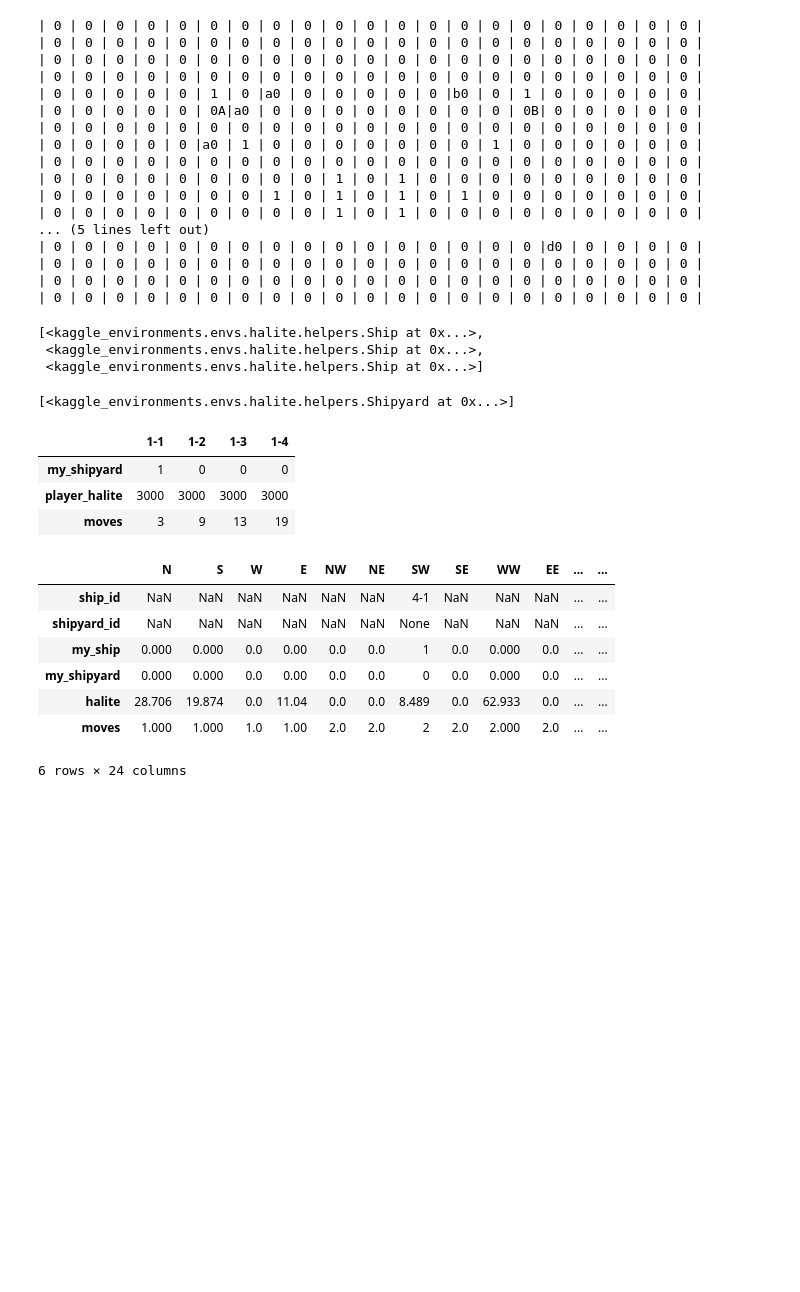
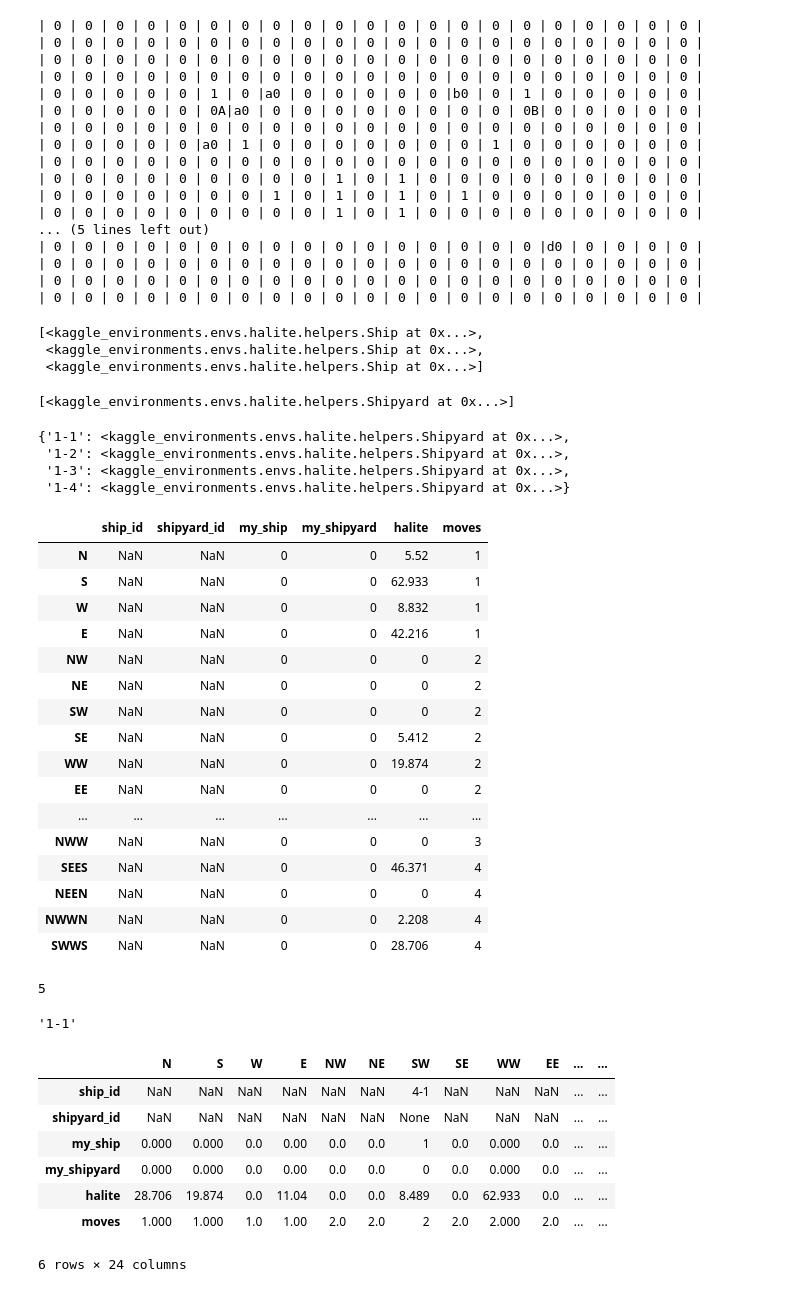
Before and after one commit to damoonsh/Halite, a Jupyter notebook: Agent.ipynb, the cells around one changed output. Drawn from its saved outputs; the diff is of its cells as text; code cells hidden in the pictures; blank space fills up the shorter version.

```diff
--- a/Agent.ipynb
+++ b/Agent.ipynb
@@ -24,7 +24,7 @@ class ShipLocation:
 
             base_info['cargo'] = ship.cell.halite
             base_info['moves'] = count_moves(self.ship.position, ship.position)
-            print(self.board.current_player.ship_ids)
+
             if ship_id in self.board.current_player.ship_ids and ship.id != self.ship.id:
                 base_info['my_ship'] = 1
                 ships_info[ship_id] = base_info
@@ -42,11 +42,12 @@ class ShipLocation:
         for shipyard_id, shipyard in self.board.shipyards.items():
             base_info = {
                 "my_shipyard": 0,
-                "player_halite": 0, "moves": 0
+                "player_halite": 0, "moves": 0, "position": None
             }
 
             base_info['player_halite'] = shipyard.player.halite
             base_info['moves'] = count_moves(self.ship.position, shipyard.position)
+            base_info['position'] = (shipyard.position.x, shipyard.position.y)
 
             if shipyard_id in self.board.current_player.shipyard_ids:
                 base_info['my_shipyard'] = 1
@@ -260,10 +261,33 @@ board.current_player.ships
 board.current_player.shipyards
 # %% [output]
 [<kaggle_environments.envs.halite.helpers.Shipyard at 0x...>]
-# %%
-loc.get_shipyard_info()
-# %% [output]
-|  | 1-1 | 1-2 | 1-3 | 1-4 |
-| my_shipyard | 1 | 0 | 0 | 0 |
-| player_halite | 3000 | 3000 | 3000 | 3000 |
-| moves | 3 | 9 | 13 | 19 |
+# %%
+board.shipyards
+# %% [output]
+{'1-1': <kaggle_environments.envs.halite.helpers.Shipyard at 0x...>,
+ '1-2': <kaggle_environments.envs.halite.helpers.Shipyard at 0x...>,
+ '1-3': <kaggle_environments.envs.halite.helpers.Shipyard at 0x...>,
+ '1-4': <kaggle_environments.envs.halite.helpers.Shipyard at 0x...>}
+# %%
+yard = board.shipyards['1-4']
+l = ShipLocation(board, yard).generate_grid_df().T
+# %%
+l
+# %% [output]
+|  | ship_id | shipyard_id | my_ship | my_shipyard | halite | moves |
+| N | NaN | NaN | 0 | 0 | 5.52 | 1 |
+| S | NaN | NaN | 0 | 0 | 62.933 | 1 |
+| W | NaN | NaN | 0 | 0 | 8.832 | 1 |
+| E | NaN | NaN | 0 | 0 | 42.216 | 1 |
+| NW | NaN | NaN | 0 | 0 | 0 | 2 |
+| NE | NaN | NaN | 0 | 0 | 0 | 2 |
+| SW | NaN | NaN | 0 | 0 | 0 | 2 |
+| SE | NaN | NaN | 0 | 0 | 5.412 | 2 |
+| WW | NaN | NaN | 0 | 0 | 19.874 | 2 |
+| EE | NaN | NaN | 0 | 0 | 0 | 2 |
+| ... | ... | ... | ... | ... | ... | ... |
+| NWW | NaN | NaN | 0 | 0 | 0 | 3 |
+| SEES | NaN | NaN | 0 | 0 | 46.371 | 4 |
+| NEEN | NaN | NaN | 0 | 0 | 0 | 4 |
+| NWWN | NaN | NaN | 0 | 0 | 2.208 | 4 |
+| SWWS | NaN | NaN | 0 | 0 | 28.706 | 4 |
@@ -270,3 +296,11 @@ loc.get_shipyard_info()
+# %%
+z.T['position'][0][0]
+# %% [output]
+5
+# %%
+z.T['moves'].idxmin()
+# %% [output]
+'1-1'
 # %%
 loc.generate_grid_df()
 # %% [output]
```
Also changed, not shown: parts of 6 cells of this notebook, 1 other file.
